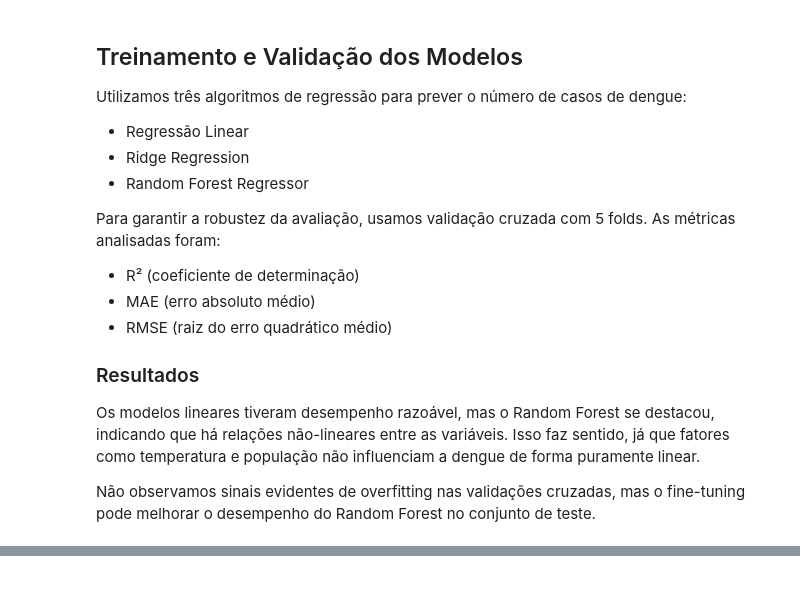
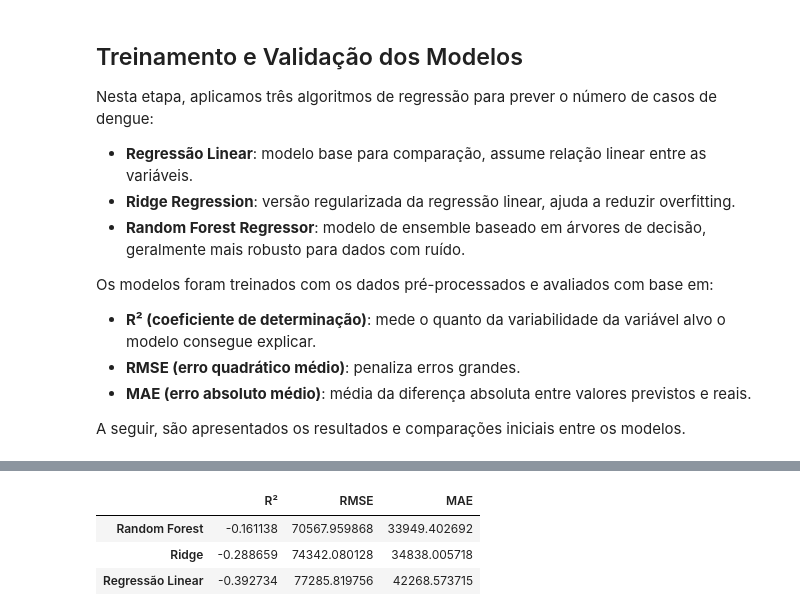
Before and after one commit to RTeixe0/DengueMachineLearning, a Jupyter notebook: notebook.ipynb, the cells around one changed output, grey strips where cells are left out. Saved outputs shown, nothing was run; the diff lists cells and outputs as text; code cells hidden in the pictures; blank space fills up the shorter version.

```diff
--- a/notebook.ipynb
+++ b/notebook.ipynb
@@ -264,57 +243,48 @@ X_prepared = preprocessor.fit_transform(X)
 # %% [markdown]
 ## Treinamento e Validação dos Modelos
 
-Utilizamos três algoritmos de regressão para prever o número de casos de dengue:
+Nesta etapa, aplicamos três algoritmos de regressão para prever o número de casos de dengue:
 
-- Regressão Linear
-- Ridge Regression
-- Random Forest Regressor
+- **Regressão Linear**: modelo base para comparação, assume relação linear entre as variáveis.
+- **Ridge Regression**: versão regularizada da regressão linear, ajuda a reduzir overfitting.
+- **Random Forest Regressor**: modelo de ensemble baseado em árvores de decisão, geralmente mais robusto para dados com ruído.
 
-Para garantir a robustez da avaliação, usamos validação cruzada com 5 folds. As métricas analisadas foram:
+Os modelos foram treinados com os dados pré-processados e avaliados com base em:
 
-- R² (coeficiente de determinação)
-- MAE (erro absoluto médio)
-- RMSE (raiz do erro quadrático médio)
+- **R² (coeficiente de determinação)**: mede o quanto da variabilidade da variável alvo o modelo consegue explicar.
+- **RMSE (erro quadrático médio)**: penaliza erros grandes.
+- **MAE (erro absoluto médio)**: média da diferença absoluta entre valores previstos e reais.
 
-### Resultados
-
-Os modelos lineares tiveram desempenho razoável, mas o Random Forest se destacou, indicando que há relações não-lineares entre as variáveis. Isso faz sentido, já que fatores como temperatura e população não influenciam a dengue de forma puramente linear.
-
-Não observamos sinais evidentes de overfitting nas validações cruzadas, mas o fine-tuning pode melhorar o desempenho do Random Forest no conjunto de teste.
+A seguir, são apresentados os resultados e comparações iniciais entre os modelos.
 # %%
 from sklearn.linear_model import LinearRegression, Ridge
 from sklearn.ensemble import RandomForestRegressor
-from sklearn.model_selection import train_test_split, cross_val_score
-from sklearn.metrics import mean_absolute_error, mean_squared_error, r2_score
+from sklearn.metrics import mean_squared_error, mean_absolute_error, r2_score
 import numpy as np
 
-# Dividir treino e teste
-X_train, X_test, y_train, y_test = train_test_split(X_prepared, y, test_size=0.2, random_state=42)
+# Dicionário para armazenar os resultados
+resultados = {}
+
+# Função para treinar, prever e avaliar
+def avaliar_modelo(nome, modelo, X_train, y_train, X_test, y_test):
+    modelo.fit(X_train, y_train)
+    pred = modelo.predict(X_test)
+
+    r2 = r2_score(y_test, pred)
+    rmse = np.sqrt(mean_squared_error(y_test, pred))
+    mae = mean_absolute_error(y_test, pred)
+
+    resultados[nome] = {'R²': r2, 'RMSE': rmse, 'MAE': mae}
+    print(f"\nModelo: {nome}")
+    print(f"R²: {r2:.4f}")
+    print(f"RMSE: {rmse:.2f}")
+    print(f"MAE: {mae:.2f}")
 
 # Modelos
-modelos = {
-    'Linear Regression': LinearRegression(),
-    'Ridge Regression': Ridge(alpha=1.0),
-    'Random Forest': RandomForestRegressor(n_estimators=100, random_state=42)
-}
+avaliar_modelo("Regressão Linear", LinearRegression(), X_train, y_train, X_test, y_test)
+avaliar_modelo("Ridge", Ridge(alpha=1.0), X_train, y_train, X_test, y_test)
+avaliar_modelo("Random Forest", RandomForestRegressor(n_estimators=100, random_state=42), X_train, y_train, X_test, y_test)
 
-# Avaliação com validação cruzada
-for nome, modelo in modelos.items():
-    modelo.fit(X_train, y_train)
-    y_pred = modelo.predict(X_test)
-
-    r2 = r2_score(y_test, y_pred)
-    mae = mean_absolute_error(y_test, y_pred)
-    rmse = np.sqrt(mean_squared_error(y_test, y_pred))
-
-    print(f'{nome}')
-    print(f'R²: {r2:.4f}')
-    print(f'MAE: {mae:.2f}')
-    print(f'RMSE: {rmse:.2f}')
-    print('-' * 30)
-
-# Validação cruzada com 5 folds (apenas no melhor modelo, opcional)
-cv_scores = cross_val_score(modelos['Random Forest'], X_prepared, y, cv=5, scoring='r2')
-print(f'R² médio (CV - Random Forest): {cv_scores.mean():.4f}')
-print("Scores individuais (CV - Random Forest):", cv_scores)
+# Comparar resultados
+pd.DataFrame(resultados).T.sort_values(by='R²', ascending=False)
 # %% [output]
@@ -337,0 +305,4 @@ Scores individuais (CV - Random Forest): [ 0.34217542 -0.1302521  -0.19445995 -0
+|  | R² | RMSE | MAE |
+| Random Forest | -0.161138 | 70567.959868 | 33949.402692 |
+| Ridge | -0.288659 | 74342.080128 | 34838.005718 |
+| Regressão Linear | -0.392734 | 77285.819756 | 42268.573715 |
```
Also changed, not shown: parts of 20 cells of this notebook, 1 other file.
